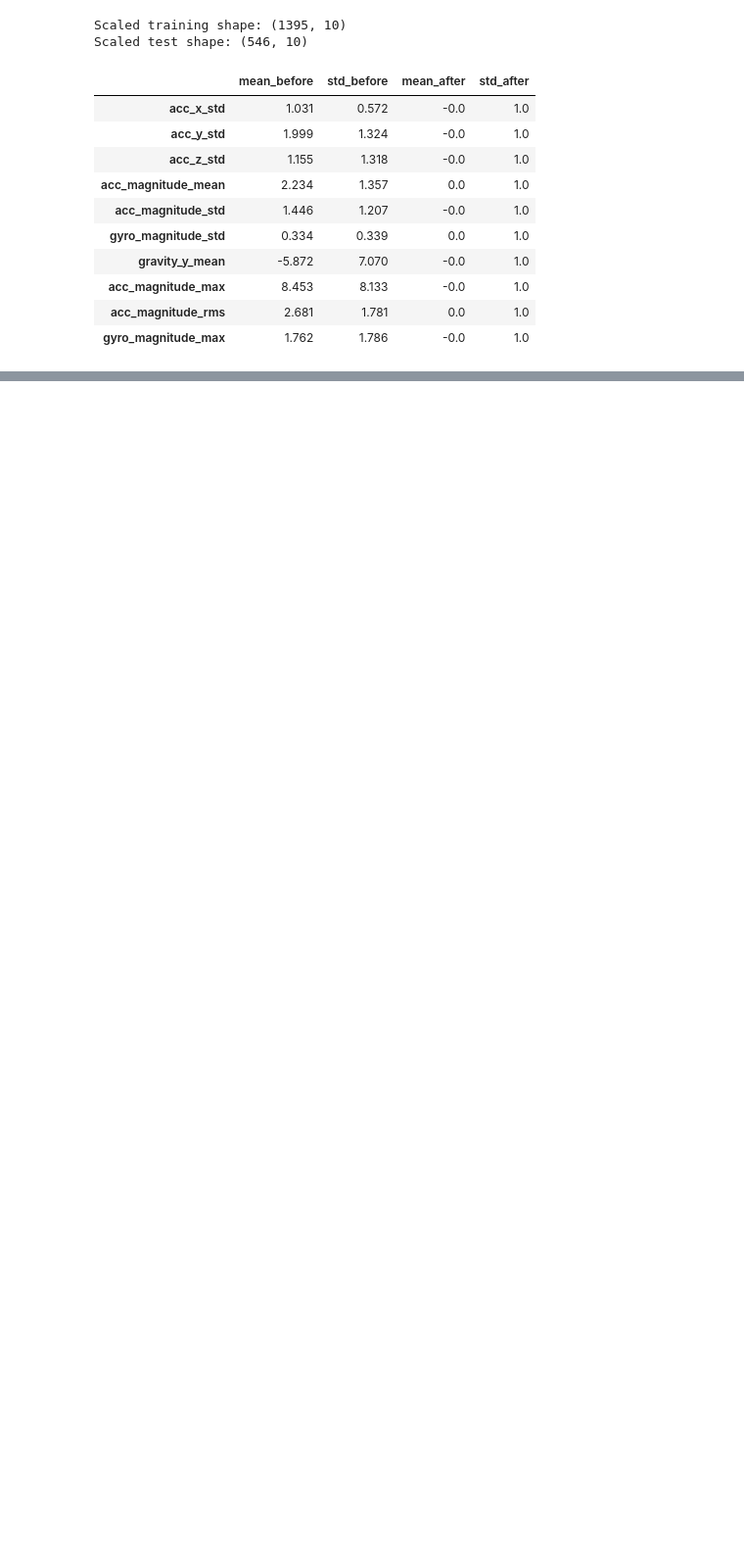
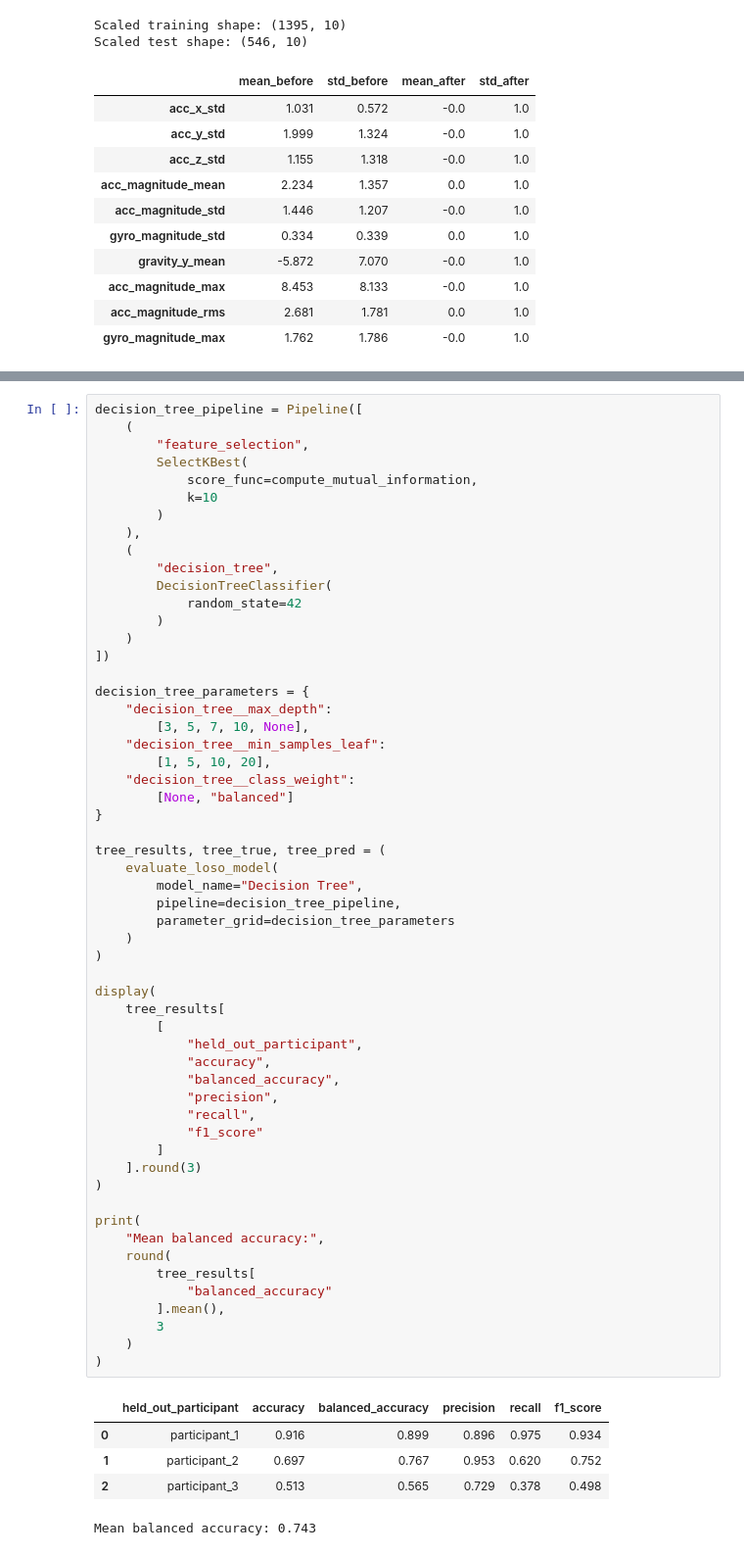
Before and after one commit to xinran-2/Pavement-smoothness-detection-model, a Jupyter notebook: notebooks/Project_pipeline.ipynb, the cells around one changed output, grey strips where cells are left out. Shown at 98% size. Drawn from its saved outputs; the diff is of its cells as text; blank space fills up the shorter version.

```diff
--- a/notebooks/Project_pipeline.ipynb
+++ b/notebooks/Project_pipeline.ipynb
@@ -738,0 +941,62 @@ Scaled test shape: (546, 10)
+# %%
+decision_tree_pipeline = Pipeline([
+    (
+        "feature_selection",
+        SelectKBest(
+            score_func=compute_mutual_information,
+            k=10
+        )
+    ),
+    (
+        "decision_tree",
+        DecisionTreeClassifier(
+            random_state=42
+        )
+    )
+])
+
+decision_tree_parameters = {
+    "decision_tree__max_depth":
+        [3, 5, 7, 10, None],
+    "decision_tree__min_samples_leaf":
+        [1, 5, 10, 20],
+    "decision_tree__class_weight":
+        [None, "balanced"]
+}
+
+tree_results, tree_true, tree_pred = (
+    evaluate_loso_model(
+        model_name="Decision Tree",
+        pipeline=decision_tree_pipeline,
+        parameter_grid=decision_tree_parameters
+    )
+)
+
+display(
+    tree_results[
+        [
+            "held_out_participant",
+            "accuracy",
+            "balanced_accuracy",
+            "precision",
+            "recall",
+            "f1_score"
+        ]
+    ].round(3)
+)
+
+print(
+    "Mean balanced accuracy:",
+    round(
+        tree_results[
+            "balanced_accuracy"
+        ].mean(),
+        3
+    )
+)
+# %% [output]
+|  | held_out_participant | accuracy | balanced_accuracy | precision | recall | f1_score |
+| 0 | participant_1 | 0.916 | 0.899 | 0.896 | 0.975 | 0.934 |
+| 1 | participant_2 | 0.697 | 0.767 | 0.953 | 0.620 | 0.752 |
+| 2 | participant_3 | 0.513 | 0.565 | 0.729 | 0.378 | 0.498 |
+Mean balanced accuracy: 0.743
```
Also changed, not shown: parts of 23 cells of this notebook.
